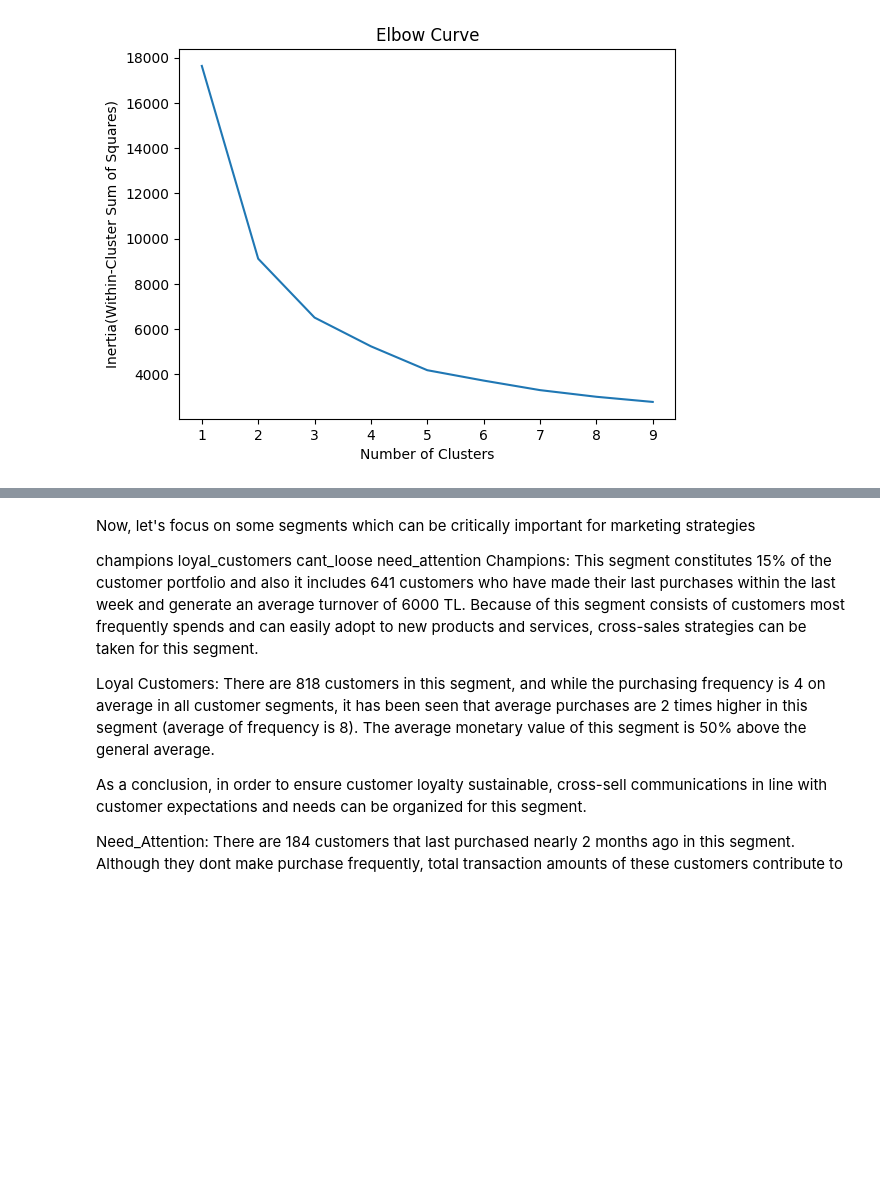
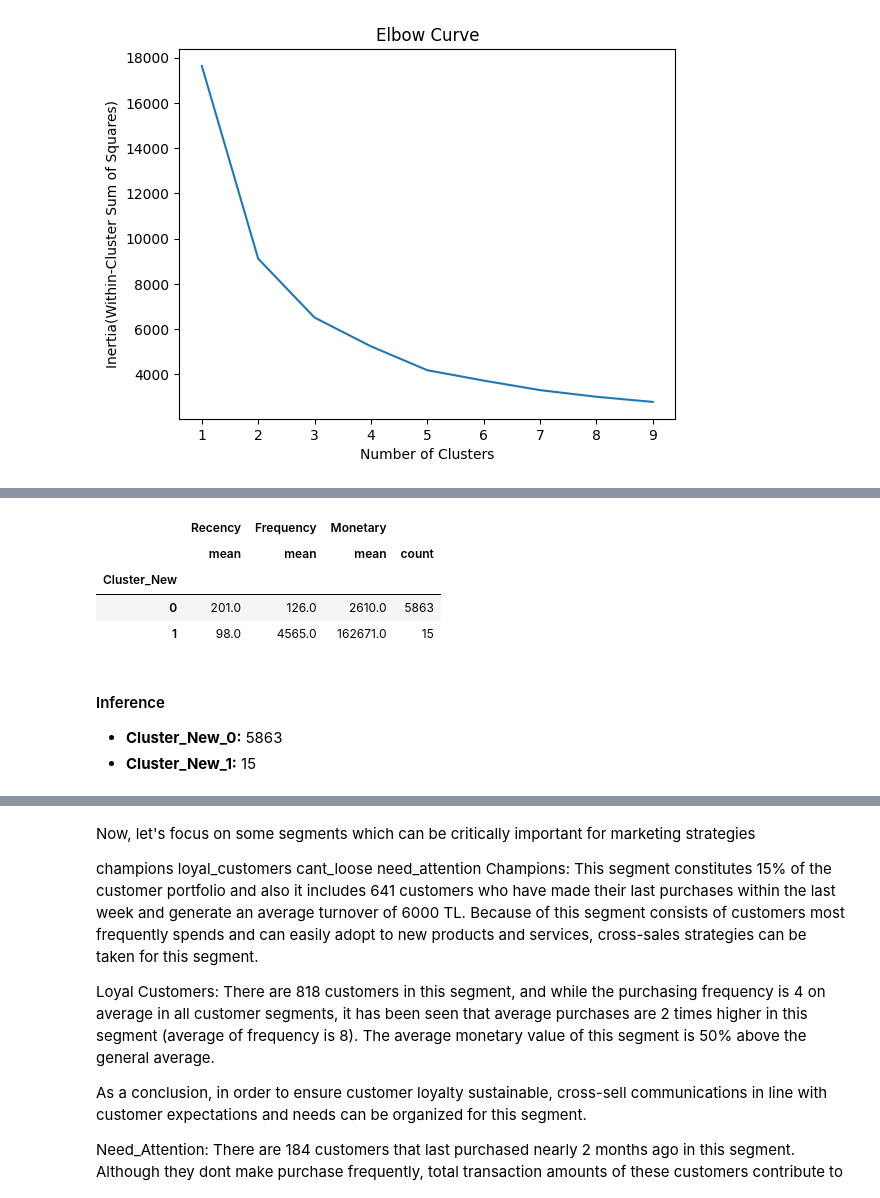
Before and after one commit to manishkr1754/Online_Retail_Customer_Segmentation_RFM_Analysis, a Jupyter notebook: Online Retail Customer Segmentation RFM Analysis.ipynb, the cells around one changed output, grey strips where cells are left out. Saved outputs shown, nothing was run; the diff lists cells and outputs as text; code cells hidden in the pictures; blank space fills up the shorter version.

```diff
--- a/Online Retail Customer Segmentation RFM Analysis.ipynb
+++ b/Online Retail Customer Segmentation RFM Analysis.ipynb
@@ -1410,0 +1421,14 @@ plt.ylabel("");
+# %%
+rfm.groupby('Cluster_New').agg({'Recency': 'mean',
+                            'Frequency': 'mean',
+                            'Monetary': ['mean', 'count'],}).round(0)
+# %% [output]
+|  | Recency | Frequency | Monetary |  |
+|  | mean | mean | mean | count |
+| Cluster_New |  |  |  |  |
+| 0 | 201.0 | 126.0 | 2610.0 | 5863 |
+| 1 | 98.0 | 4565.0 | 162671.0 | 15 |
+# %% [markdown]
+#### Inference
+- **Cluster_New_0:** 5863
+- **Cluster_New_1:** 15
```
Also changed, not shown: parts of 73 cells of this notebook.
